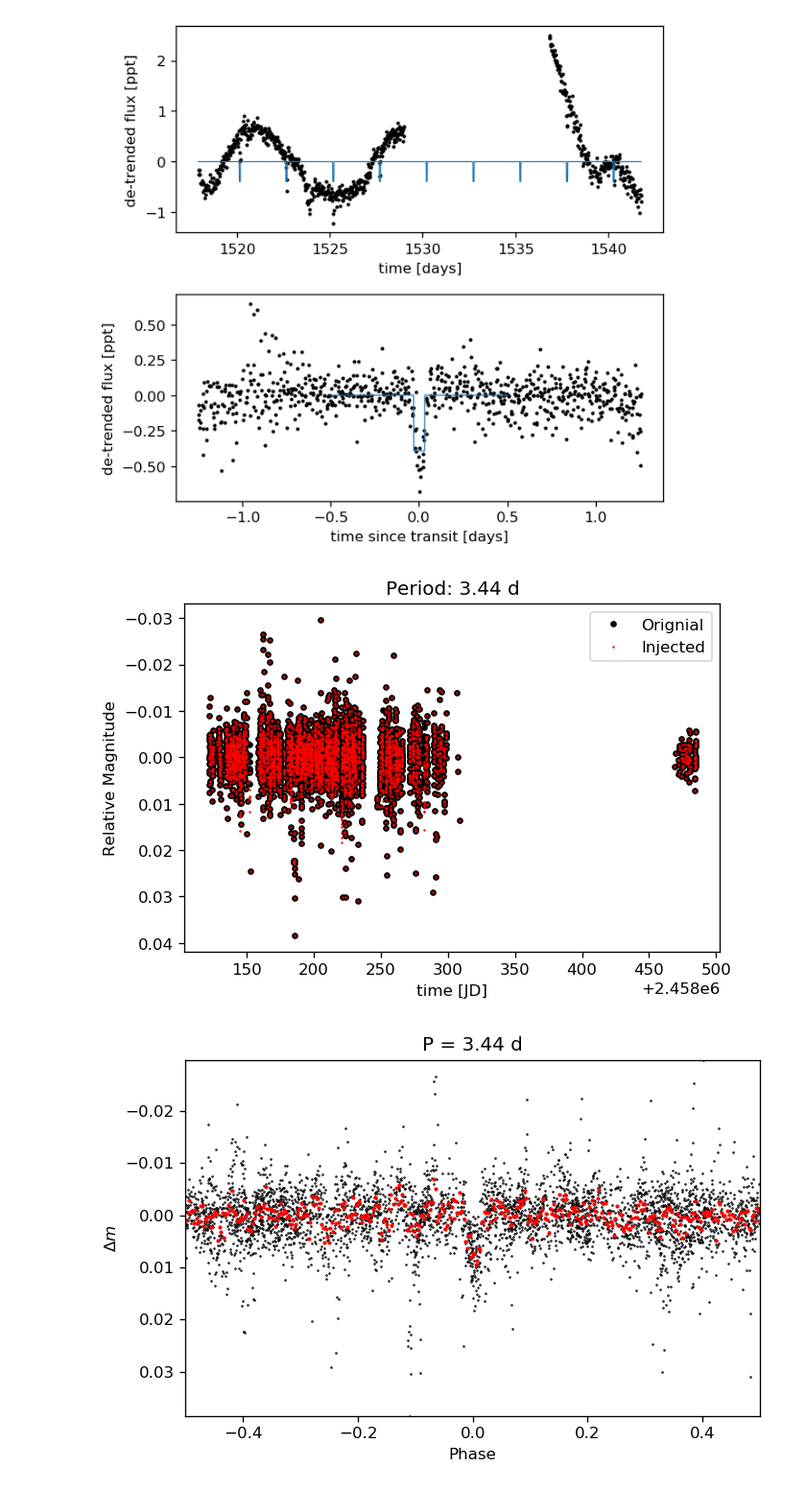
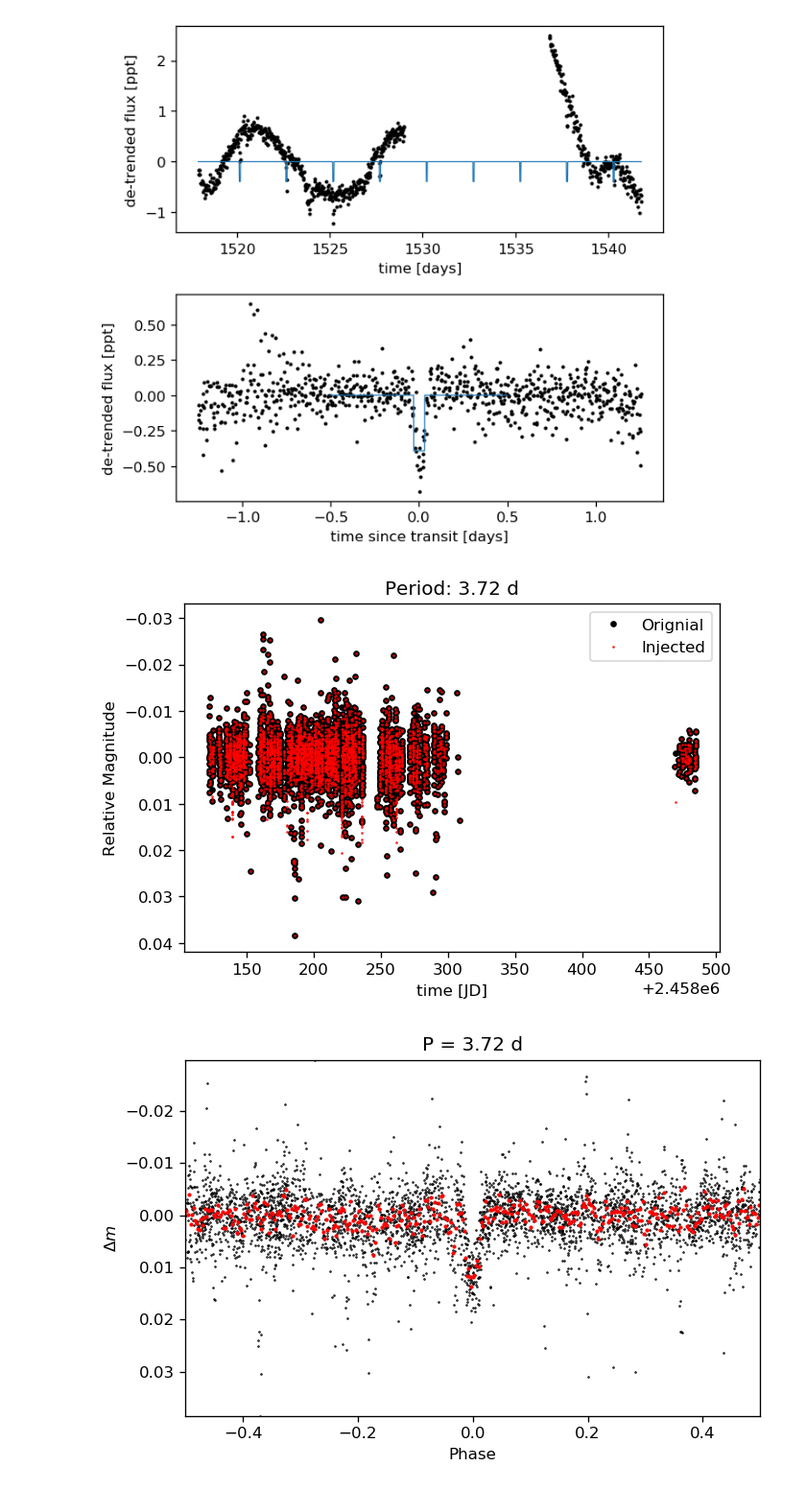
Before and after one commit to ruoyanwangdr/Dectection-of-Bright-Transiting-Exoplanet-with-MASCARA-TESS, a Jupyter notebook: ls_1562404.ipynb, the cells around one changed output. Shown: that part at 96% size. Cells and saved outputs as stored; diff of their text form; code cells hidden in the pictures.

```diff
--- a/ls_1562404.ipynb
+++ b/ls_1562404.ipynb
@@ -219,8 +219,8 @@ def spec_digitize_median(x,y,numbins):
 
 params = batman.TransitParams() # object to store the transit parameters
 params.t0 = 0.0 # time of inferior conjunction
-params.per = 3.44#2.519 # orbital period (days)
-params.rp = np.sqrt(0.005)#(R_jup*0.7)/R_sun # planet radius (in units of stellar radii)
+params.per = 3.72#2.519 # orbital period (days)
+params.rp = np.sqrt(0.009)#(R_jup*0.7)/R_sun # planet radius (in units of stellar radii)
 
 # calculate semi-major axis from orbital period value
 a = (((params.per*u.day)**2 * G * (M_sun + M_jup) / (4*np.pi**2))**(1./3)).to(R_sun).value
@@ -266,36 +266,36 @@ plt.legend()
 P = params.per # Days
 #epoch = T0+1469.474 # BTJD
 
 #tess_phase=((tess_time-epoch)%P)
 #tess_phase = np.array([tess_phase[i]/P if tess_phase[i] < P/2.
 #                       else (tess_phase[i]-P)/P for i in range(len(tess_phase))])
 
 
 #phase = (lsc_jd)/P
 phase = np.mod(((lsw_jd)/P)+.5, 1)-.5
 #phase = t % P
 
 #phase = (t - epoch) % P
 #phase = np.array([phase[i]/P if phase[i] < P/2.
 #                       else (phase[i]-P)/P for i in range(len(phase))])
 
 binned_phase, binned_mag = spec_digitize_median(phase, injected_mag, 400)
 
 plt.figure()
 plt.xlim(phase.min(),phase.max())
 plt.ylim(injected_mag.min(),injected_mag.max())
 plt.plot(phase, injected_mag, '.k', ms=1, label='Signal')
 plt.plot(binned_phase, binned_mag, '.r', ms=3, label='Binned')
 plt.gca().invert_yaxis()
 plt.title("P = {0} d".format(params.per))
 plt.xlabel("Phase")
 plt.ylabel(r'$\Delta m$')
 #plt.legend()
 plt.tight_layout()
-plt.savefig('ascc_1562404_injected_phasefold_p{0}.png'.format(round(params.per*100)))
+#plt.savefig('ascc_1562404_injected_phasefold_p{0}.png'.format(round(params.per*100)))
 # %% [output]
-[figure, old version]
+[figure, new version]
-[figure, old version]
+[figure, new version]
 # %%
 A = params.per/np.pi
 B = 1/params.a
```
Also changed, not shown: parts of 4 cells of this notebook.
